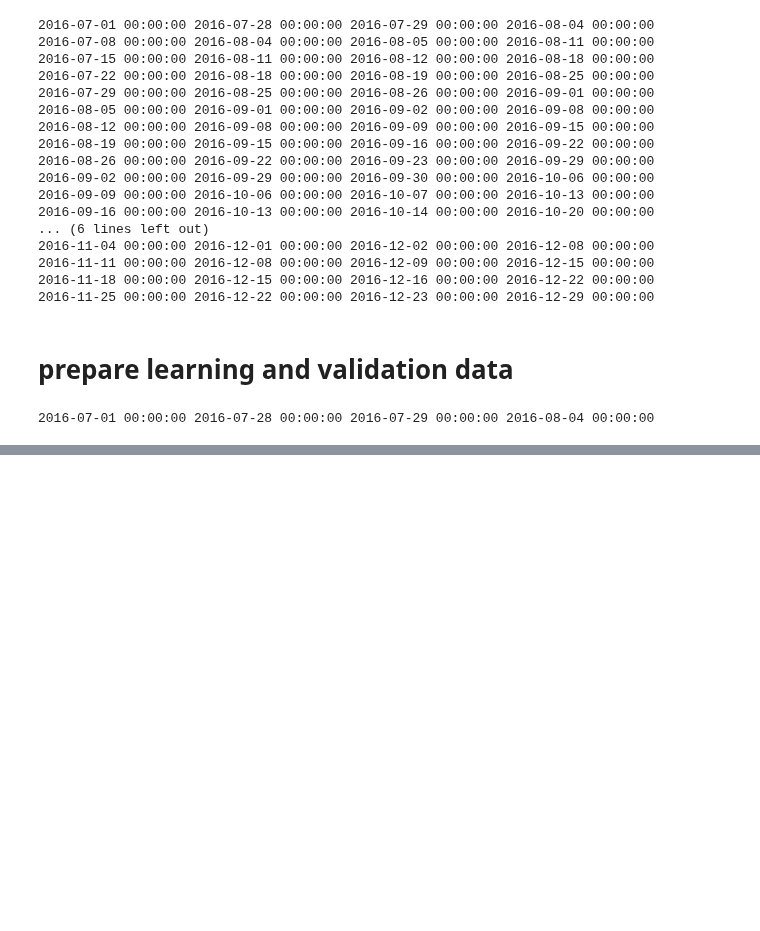
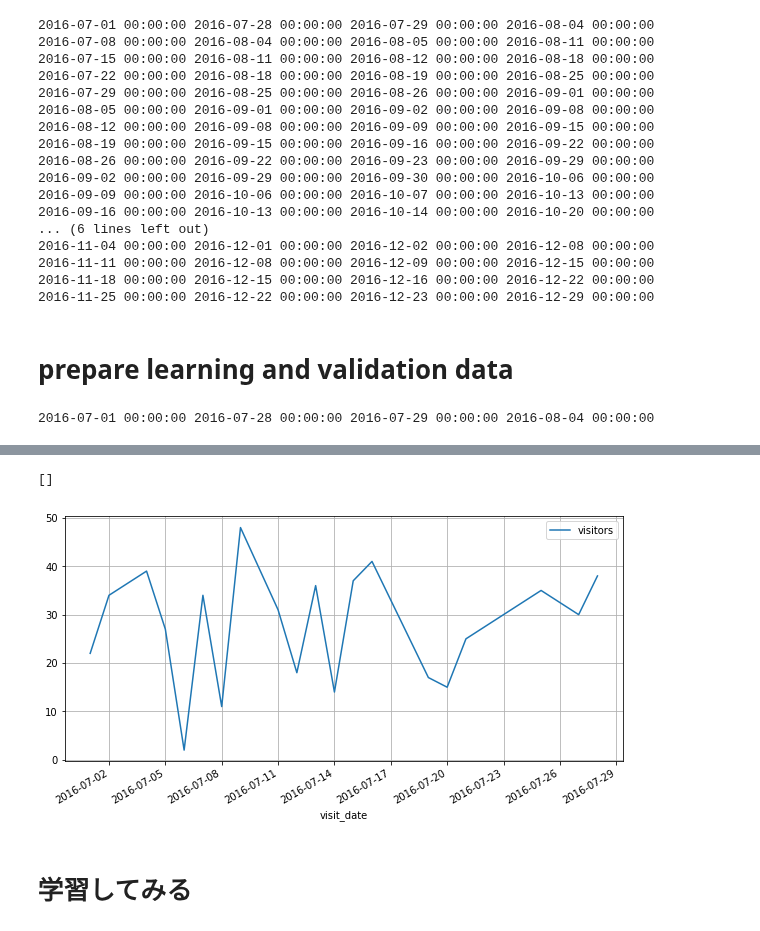
Before and after one commit to rockreid/RecruitRestaurantVisitorForecasting, a Jupyter notebook: Fei/time_series_process.ipynb, the cells around one changed output, grey strips where cells are left out. Drawn from its saved outputs; the diff is of its cells as text; code cells hidden in the pictures; blank space fills up the shorter version.

```diff
--- a/Fei/time_series_process.ipynb
+++ b/Fei/time_series_process.ipynb
@@ -156,0 +157,8 @@ df_validate.head(10)
+# %%
+ax=df_learn[df['air_store_id']=='air_0a74a5408a0b8642'].plot(x='visit_date', y='visitors', figsize=(10,5), grid=True)
+ax.plot()
+# %% [output]
+[]
+[figure, added]
+# %% [markdown]
+# 学習してみる
```
Also changed, not shown: parts of 6 cells of this notebook.
